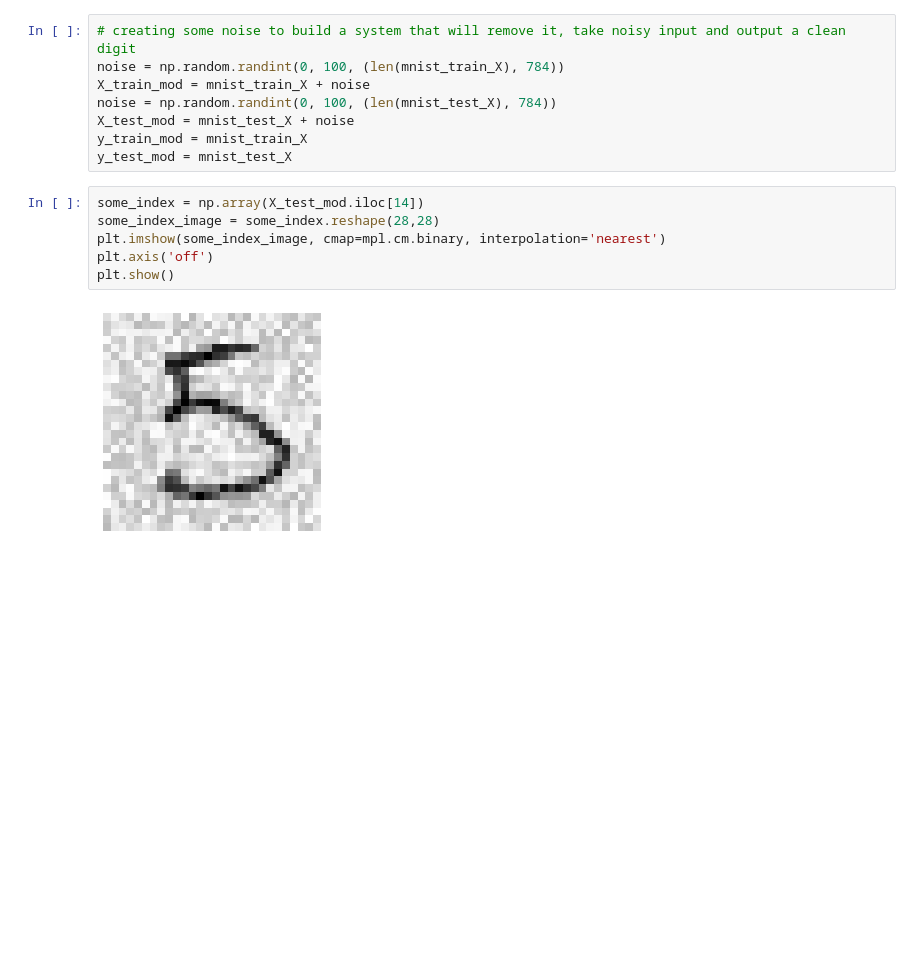
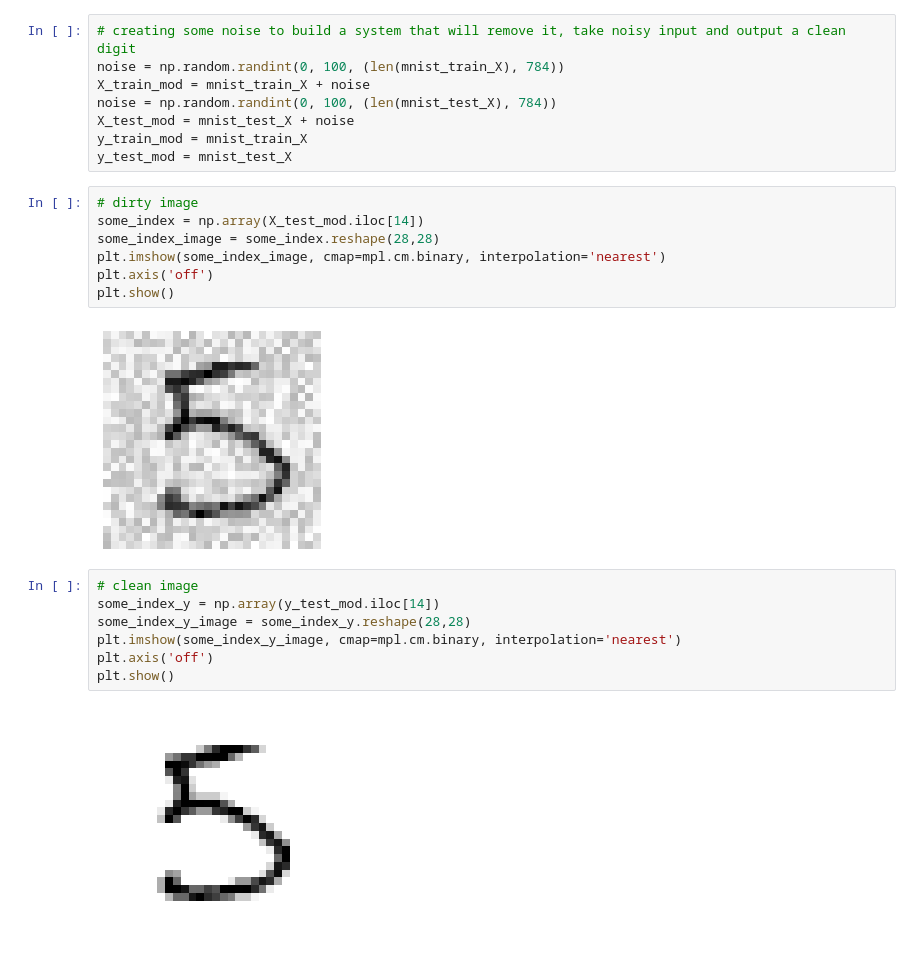
Before and after one commit to cmannnn/mnist, a Jupyter notebook: MNIST.ipynb, the cells around one changed output. Drawn from its saved outputs; the diff is of its cells as text; blank space fills up the shorter version.

```diff
--- a/MNIST.ipynb
+++ b/MNIST.ipynb
@@ -424,6 +424,7 @@ X_test_mod = mnist_test_X + noise
 y_train_mod = mnist_train_X
 y_test_mod = mnist_test_X
 # %%
+# dirty image
 some_index = np.array(X_test_mod.iloc[14])
 some_index_image = some_index.reshape(28,28)
 plt.imshow(some_index_image, cmap=mpl.cm.binary, interpolation='nearest')
@@ -431,3 +432,12 @@ plt.axis('off')
 plt.show()
 # %% [output]
 [figure]
+# %%
+# clean image
+some_index_y = np.array(y_test_mod.iloc[14])
+some_index_y_image = some_index_y.reshape(28,28)
+plt.imshow(some_index_y_image, cmap=mpl.cm.binary, interpolation='nearest')
+plt.axis('off')
+plt.show()
+# %% [output]
+[figure, added]
```
